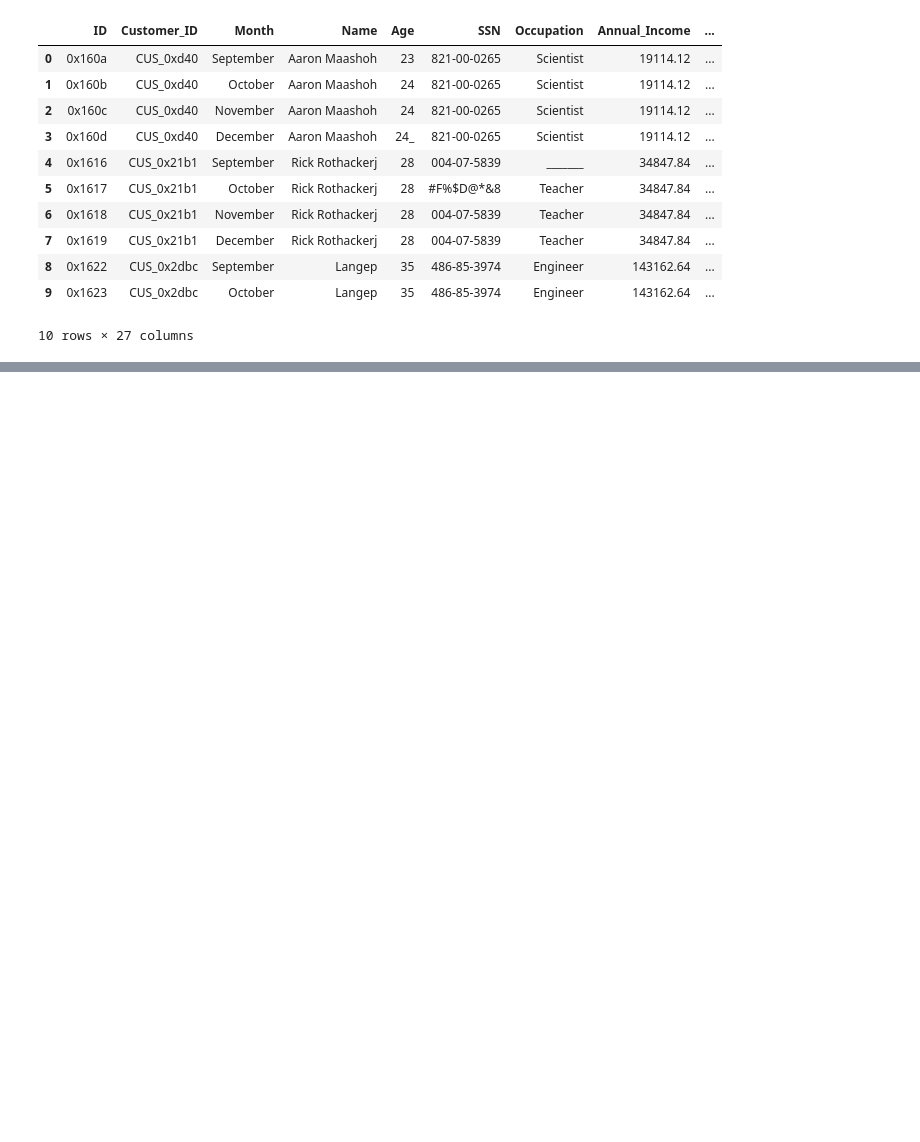
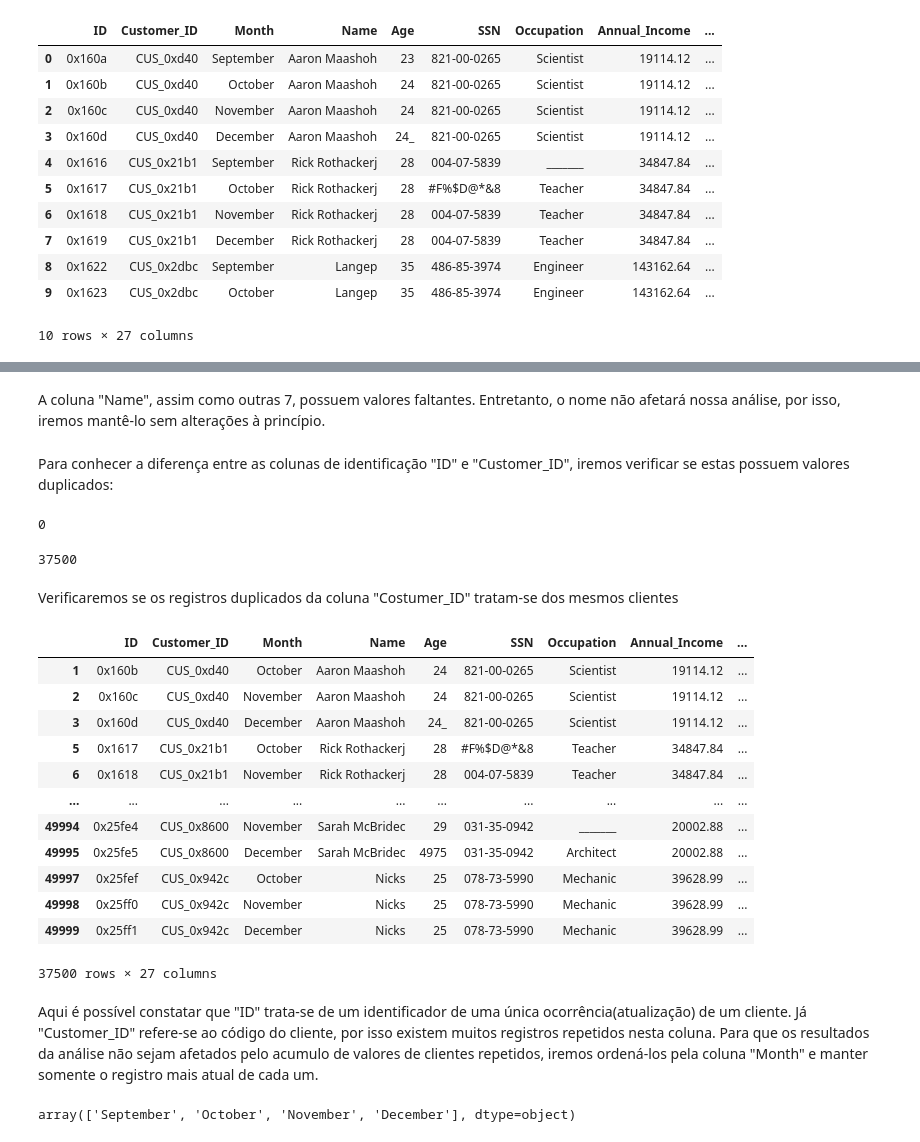
Before and after one commit to julianacamara98/intro_python_2023_ProjetoFinal, a Jupyter notebook: EDA.ipynb, the cells around one changed output, grey strips where cells are left out. Drawn from its saved outputs; the diff is of its cells as text; code cells hidden in the pictures; blank space fills up the shorter version.

```diff
--- a/EDA.ipynb
+++ b/EDA.ipynb
@@ -21,0 +69,36 @@ dados.head(10)
+# %% [markdown]
+A coluna "Name", assim como outras 7, possuem valores faltantes. Entretanto, o nome não afetará nossa análise, por isso, iremos mantê-lo sem alterações à princípio.
+# %% [markdown]
+Para conhecer a diferença entre as  colunas de identificação "ID" e "Customer_ID", iremos verificar se estas possuem valores duplicados:
+# %%
+dados['ID'].duplicated().sum()
+# %% [output]
+0
+# %%
+dados['Customer_ID'].duplicated().sum()
+# %% [output]
+37500
+# %% [markdown]
+Verificaremos se os registros duplicados da coluna "Costumer_ID" tratam-se dos mesmos clientes
+# %%
+dados.loc[dados['Customer_ID'].duplicated()]
+# %% [output]
+|  | ID | Customer_ID | Month | Name | Age | SSN | Occupation | Annual_Income | ... |
+| 1 | 0x160b | CUS_0xd40 | October | Aaron Maashoh | 24 | 821-00-0265 | Scientist | 19114.12 | ... |
+| 2 | 0x160c | CUS_0xd40 | November | Aaron Maashoh | 24 | 821-00-0265 | Scientist | 19114.12 | ... |
+| 3 | 0x160d | CUS_0xd40 | December | Aaron Maashoh | 24_ | 821-00-0265 | Scientist | 19114.12 | ... |
+| 5 | 0x1617 | CUS_0x21b1 | October | Rick Rothackerj | 28 | #F%$D@*&8 | Teacher | 34847.84 | ... |
+| 6 | 0x1618 | CUS_0x21b1 | November | Rick Rothackerj | 28 | 004-07-5839 | Teacher | 34847.84 | ... |
+| ... | ... | ... | ... | ... | ... | ... | ... | ... | ... |
+| 49994 | 0x25fe4 | CUS_0x8600 | November | Sarah McBridec | 29 | 031-35-0942 | _______ | 20002.88 | ... |
+| 49995 | 0x25fe5 | CUS_0x8600 | December | Sarah McBridec | 4975 | 031-35-0942 | Architect | 20002.88 | ... |
+| 49997 | 0x25fef | CUS_0x942c | October | Nicks | 25 | 078-73-5990 | Mechanic | 39628.99 | ... |
+| 49998 | 0x25ff0 | CUS_0x942c | November | Nicks | 25 | 078-73-5990 | Mechanic | 39628.99 | ... |
+| 49999 | 0x25ff1 | CUS_0x942c | December | Nicks | 25 | 078-73-5990 | Mechanic | 39628.99 | ... |
+37500 rows × 27 columns
+# %% [markdown]
+Aqui é possível constatar que "ID" trata-se de um identificador de uma única ocorrência(atualização) de um cliente. Já "Customer_ID" refere-se ao código do cliente, por isso existem muitos registros repetidos nesta coluna. Para que os resultados da análise não sejam afetados pelo acumulo de valores de clientes repetidos, iremos ordená-los pela coluna "Month" e manter somente o registro mais atual de cada um.
+# %%
+dados['Month'].unique()
+# %% [output]
+array(['September', 'October', 'November', 'December'], dtype=object)
```
Also changed, not shown: parts of 23 cells of this notebook.
